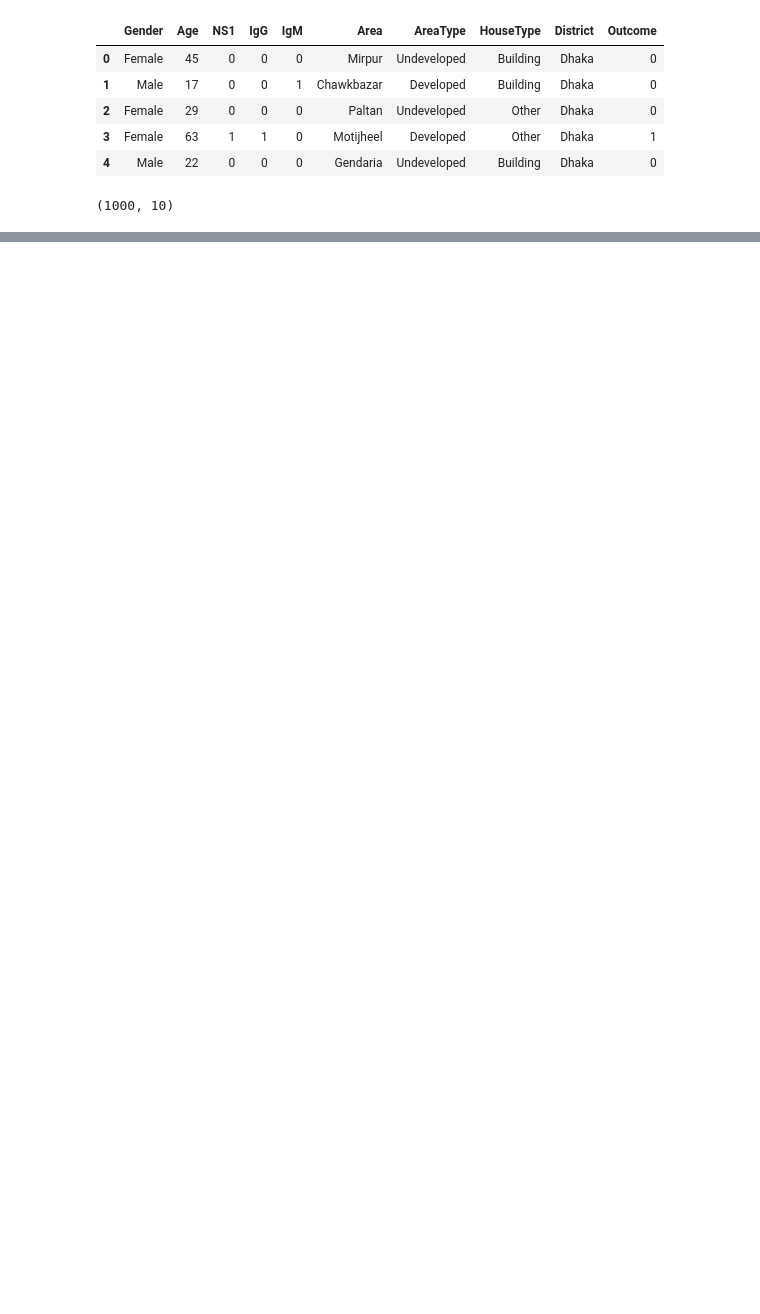
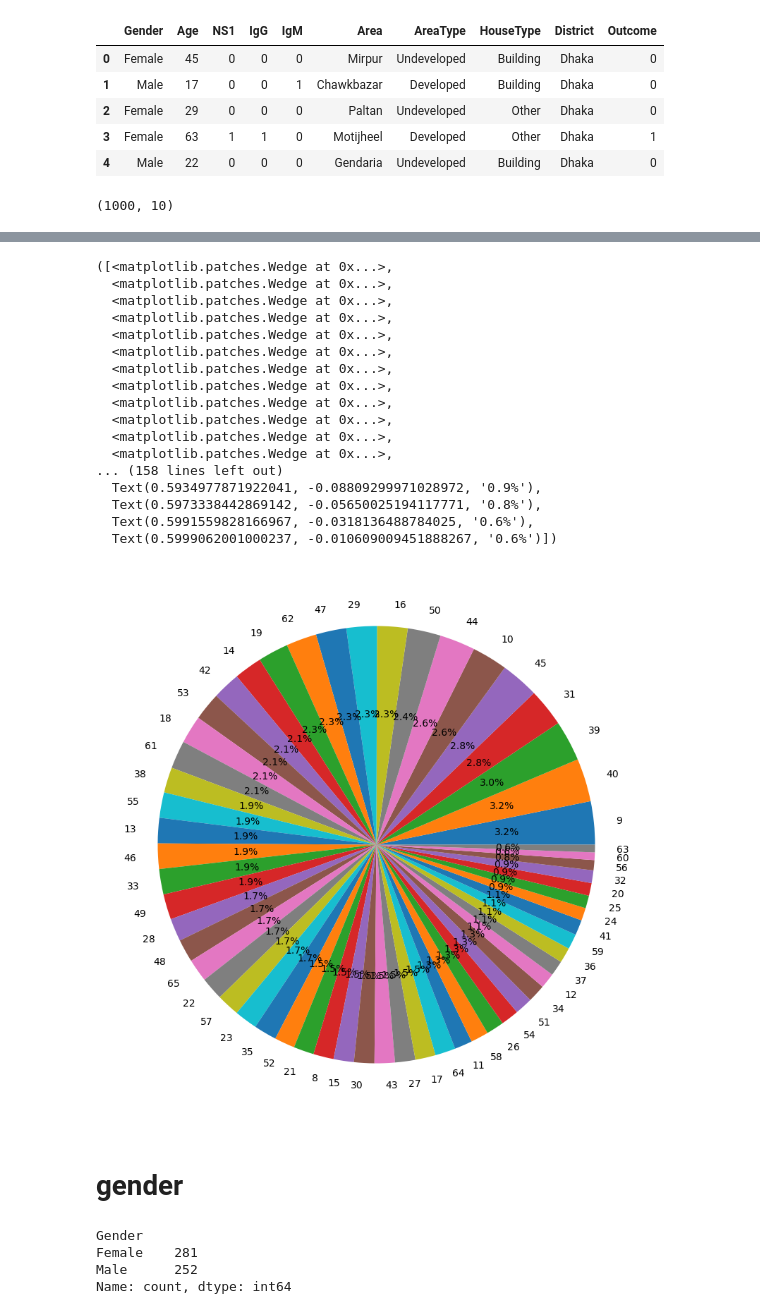
Before and after one commit to marziasu/ML_Project, a Jupyter notebook: dengue_predict/dengue_predict.ipynb, the cells around one changed output, grey strips where cells are left out. Saved outputs shown, nothing was run; the diff lists cells and outputs as text; code cells hidden in the pictures; blank space fills up the shorter version.

```diff
--- a/dengue_predict/dengue_predict.ipynb
+++ b/dengue_predict/dengue_predict.ipynb
@@ -50,0 +75,35 @@ plt.pie
+# %%
+age_counts=dengue_positive['Age'].value_counts()
+# %%
+plt.figure(figsize=(10,16))
+plt.pie(age_counts,labels=age_counts.index,autopct='%1.1f%%')
+# %% [output]
+([<matplotlib.patches.Wedge at 0x...>,
+  <matplotlib.patches.Wedge at 0x...>,
+  <matplotlib.patches.Wedge at 0x...>,
+  <matplotlib.patches.Wedge at 0x...>,
+  <matplotlib.patches.Wedge at 0x...>,
+  <matplotlib.patches.Wedge at 0x...>,
+  <matplotlib.patches.Wedge at 0x...>,
+  <matplotlib.patches.Wedge at 0x...>,
+  <matplotlib.patches.Wedge at 0x...>,
+  <matplotlib.patches.Wedge at 0x...>,
+  <matplotlib.patches.Wedge at 0x...>,
+  <matplotlib.patches.Wedge at 0x...>,
+... (158 lines left out)
+  Text(0.5934977871922041, -0.08809299971028972, '0.9%'),
+  Text(0.5973338442869142, -0.05650025194117771, '0.8%'),
+  Text(0.5991559828166967, -0.0318136488784025, '0.6%'),
+  Text(0.5999062001000237, -0.010609009451888267, '0.6%')])
+[figure, added]
+# %% [markdown]
+# gender
+# %%
+
+gender_counts=dengue_positive['Gender'].value_counts()
+gender_counts
+# %% [output]
+Gender
+Female    281
+Male      252
+Name: count, dtype: int64
```
Also changed, not shown: parts of 36 cells of this notebook, 8 other files.
